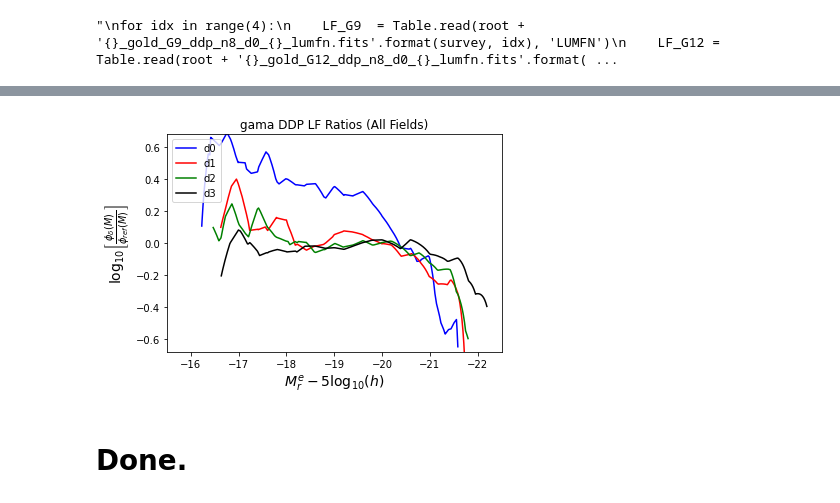
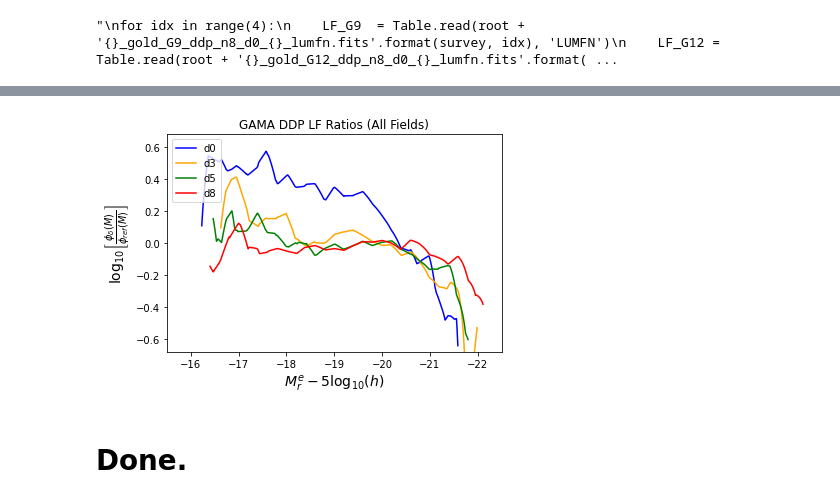
Before and after one commit to SgmAstro/DESI, a Jupyter notebook: docs/nb/d8LF_qa.ipynb, the cells around one changed output, grey strips where cells are left out. Drawn from its saved outputs; the diff is of its cells as text; code cells hidden in the pictures.

```diff
--- a/docs/nb/d8LF_qa.ipynb
+++ b/docs/nb/d8LF_qa.ipynb
@@ -18,9 +18,10 @@ from gama_limits   import gama_field
 from delta8_limits import d8_limits, delta8_tier
 from findfile      import findfile
 # %%
-version = 'latest'
+version = 'GAMA4'
 survey  = 'gama'
 dryrun  = False
+field = 'G9'
 # %%
 # TODO: clean up root below in LF cells
 root = '{}/data/GAMA4/'.format(os.environ['HOME'])
@@ -40,8 +41,6 @@ ddps = ddps[1].header
 #ddps
 # %%
 #! ls /global/cscratch1/sd/mjwilson/desi/BGS/Sam
-# %%
-field = 'G12'
 # %%
 fpath =  findfile(ftype='randoms_bd_ddp_n8', field=field, version=version, dryrun=dryrun, survey=survey)
 randoms = Table.read(fpath)
@@ -250,6 +317,9 @@ pl.show()
 # %% [output]
 "\nfor idx in range(4):\n    LF_G9  = Table.read(root + '{}_gold_G9_ddp_n8_d0_{}_lumfn.fits'.format(survey, idx), 'LUMFN')\n    LF_G12 = Table.read(root + '{}_gold_G12_ddp_n8_d0_{}_lumfn.fits'.format( ...
 # %%
+colour = ['blue', 'orange', 'green', 'red']
+label  = ['d0', 'd3', 'd5', 'd8']
+
 for idx in range(4):
     LF_G9  = Table.read(root + 'gama_gold_G9_ddp_n8_d0_{}_lumfn.fits'.format(idx))
     LF_G12 = Table.read(root + 'gama_gold_G12_ddp_n8_d0_{}_lumfn.fits'.format(idx))
@@ -263,7 +333,6 @@ for idx in range(4):
     LF_G12_curve = interp1d(LF_G12['MEDIAN_M'], LF_G12['PHI_IVMAX'], kind='linear', copy=True, bounds_error=False, fill_value=0.0, assume_sorted=False)
     LF_G15_curve = interp1d(LF_G15['MEDIAN_M'], LF_G15['PHI_IVMAX'], kind='linear', copy=True, bounds_error=False, fill_value=0.0, assume_sorted=False)
 
-
     x=np.c_[LF_G9_ref['MS'], np.array(LF_G9_curve(LF_G9_ref['MS'])/LF_G9_ref['d{}_REFSCHECHTER'.format(idx)]), np.array(LF_G12_curve(LF_G12_ref['MS'])/LF_G12_ref['d{}_REFSCHECHTER'.format(idx)]), np.array(LF_G15_curve(LF_G15_ref['MS'])/LF_G15_ref['d{}_REFSCHECHTER'.format(idx)])]
 
     #x_ref=np.c_[bin_centres, np.array(LF_G9['d{}_REFSCHECHTER'.format(idx)]), np.array(LF_G12['d{}_REFSCHECHTER'.format(idx)]), np.array(LF_G15['d{}_REFSCHECHTER'.format(idx)])]
@@ -275,7 +344,7 @@ for idx in range(4):
     #LF_ref_mean = np.mean(x_ref[:,1:], axis=1)
     #LF_ref_std = np.std(x_ref[:,1:], axis=1) / np.sqrt(3)
 
-    pl.plot(LF_G9_ref['MS'], np.log10(LF_mean), label='d{}'.format(idx), color=colour[idx])
+    pl.plot(LF_G9_ref['MS'], np.log10(LF_mean), label=label[idx], color=colour[idx])
     #pl.plot(bin_centres, np.log10(LF_ref_mean), alpha=0.5, color=colour[idx])
     #pl.errorbar(bin_centres, np.log10(LF_mean), np.log10(LF_std), label='d{}'.format(idx))
 
@@ -284,7 +353,7 @@ for idx in range(4):
 
 plt.xlabel(r'$M_r^e - 5 \log_{10}(h)$', fontsize=14)
 plt.ylabel(r'$\log_{10} \left[ \frac{\phi_\delta(M)}{\phi_{ref}(M)} \right]$', fontsize=14)
-plt.title(r'{} DDP LF Ratios (All Fields)'.format(survey))
+plt.title(r'{} DDP LF Ratios (All Fields)'.format(survey.upper()))
 
 #pl.ylim(-4.25, -.75)
 pl.xlim(-22.5, -15.5)
@@ -303,3 +373,3 @@ WARNING: hdu= was not specified but multiple tables are present, reading in firs
-[figure, old version]
+[figure, new version]
 # %% [markdown]
 # Done.
```
Also changed, not shown: parts of 8 cells of this notebook.
